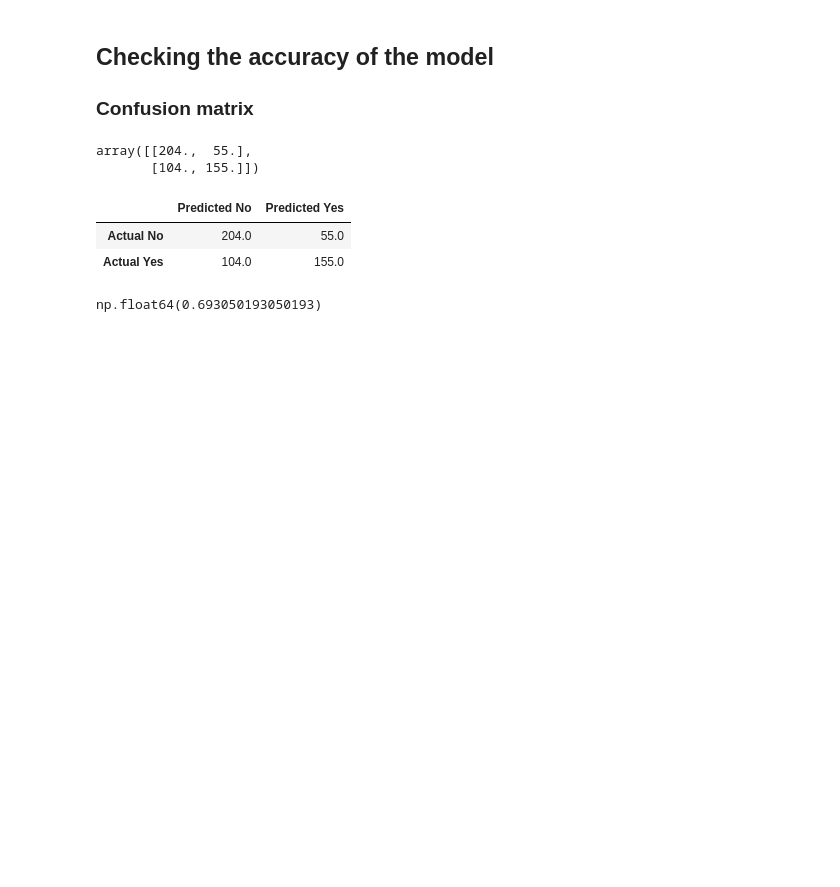
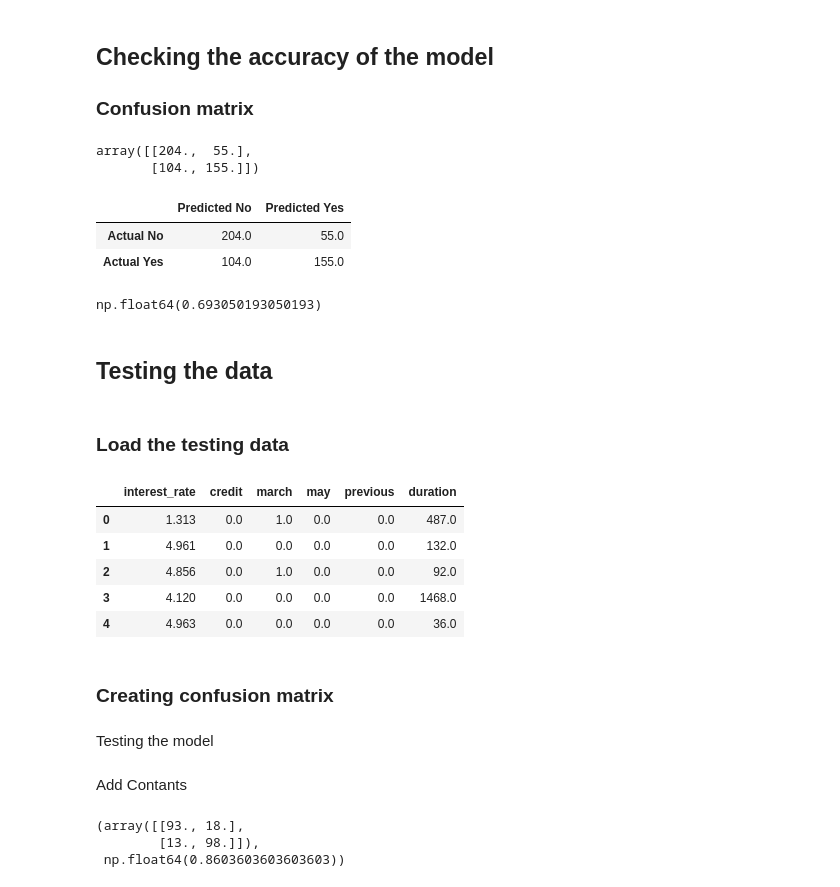
Before and after one commit to indieka900/Data-Science-tutorial, a Jupyter notebook: Logistic Regression/Building+a+Logistic+Regression+-+Exercise.ipynb, the cells around one changed output. Drawn from its saved outputs; the diff is of its cells as text; code cells hidden in the pictures; blank space fills up the shorter version.

```diff
--- a/Logistic Regression/Building+a+Logistic+Regression+-+Exercise.ipynb
+++ b/Logistic Regression/Building+a+Logistic+Regression+-+Exercise.ipynb
@@ -162,3 +178,27 @@ accuracy_train = (cm[0,0] + cm[1,1]) / np.sum(cm)
 accuracy_train
 # %% [output]
 np.float64(0.693050193050193)
+# %% [markdown]
+## Testing the data
+# %% [markdown]
+### Load the testing data
+# %%
+test = pd.read_csv('Bank_data_testing.csv')
+test_data = test.copy()
+test_actual = test_data["y"].map({"yes": 1, "no": 0})
+test_data = test_data.drop(['Unnamed: 0'], axis=1)
+test_data = test_data.drop(['y'], axis=1)
+test_data.head()
+# %% [output]
+|  | interest_rate | credit | march | may | previous | duration |
+| 0 | 1.313 | 0.0 | 1.0 | 0.0 | 0.0 | 487.0 |
+| 1 | 4.961 | 0.0 | 0.0 | 0.0 | 0.0 | 132.0 |
+| 2 | 4.856 | 0.0 | 1.0 | 0.0 | 0.0 | 92.0 |
+| 3 | 4.120 | 0.0 | 0.0 | 0.0 | 0.0 | 1468.0 |
+| 4 | 4.963 | 0.0 | 0.0 | 0.0 | 0.0 | 36.0 |
+# %% [markdown]
+### Creating confusion matrix
+# %% [markdown]
+Testing the model
+# %% [markdown]
+Add Contants
@@ -164,0 +210,7 @@ np.float64(0.693050193050193)
+# %%
+cm = confusion_matrix(X_test, test_actual, result1)
+cm
+# %% [output]
+(array([[93., 18.],
+        [13., 98.]]),
+ np.float64(0.8603603603603603))
```
Also changed, not shown: parts of 7 cells of this notebook, 1 other file.
